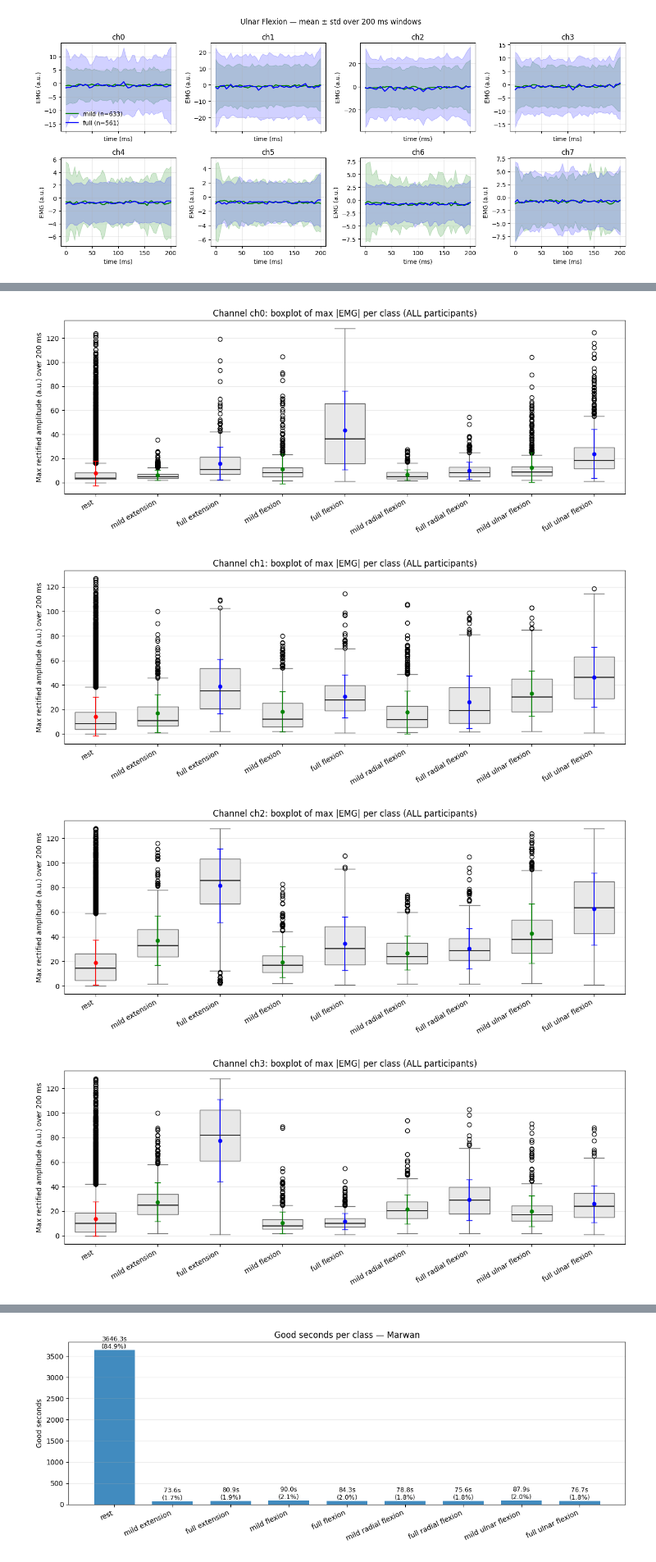
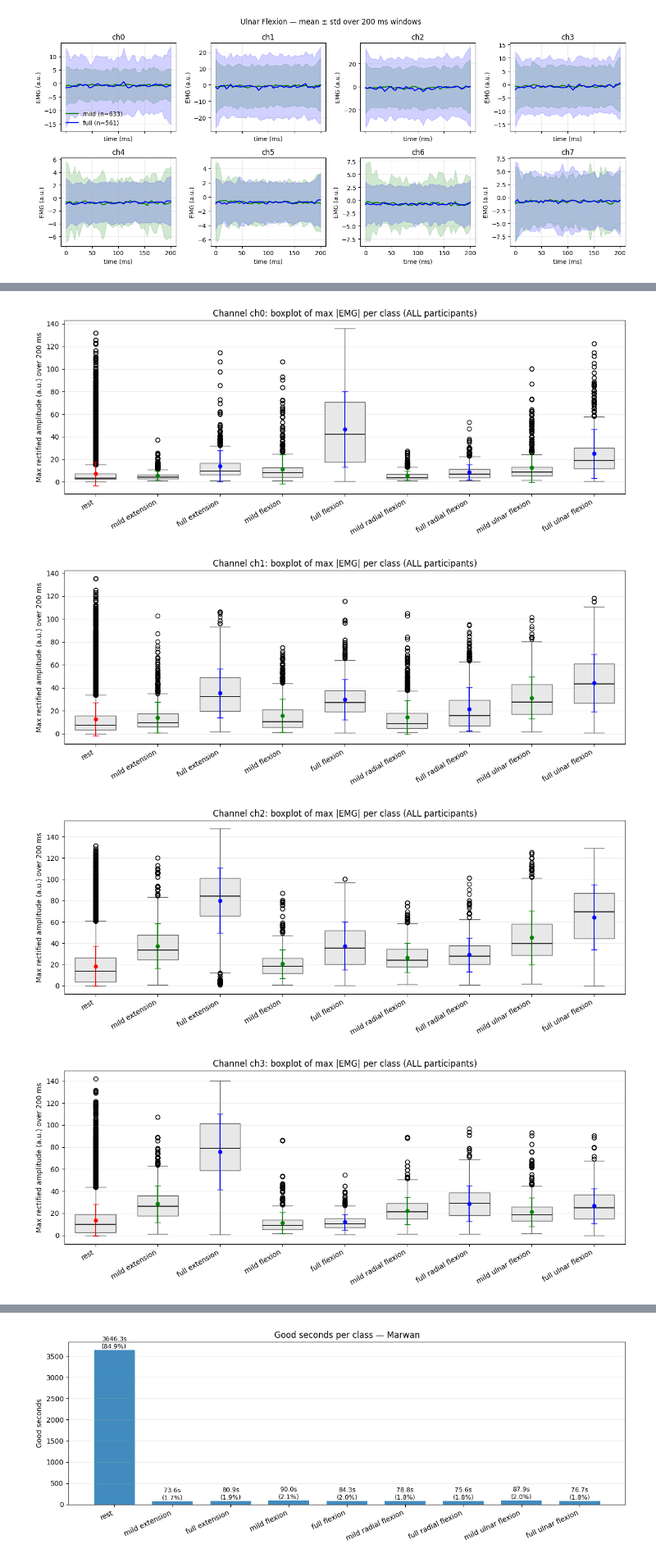
Before and after one commit to marwanS02/myo-armband-ble, a Jupyter notebook: record/Data_analysis.ipynb, the cells around one changed output, grey strips where cells are left out. Shown at 82% size. Cells and saved outputs as stored; diff of their text form; code cells hidden in the pictures.

```diff
--- a/record/Data_analysis.ipynb
+++ b/record/Data_analysis.ipynb
@@ -622,9 +622,10 @@ for sdir in sess_dirs:
             continue
         lid = tr["label_id"]
         for i0, i1, t0, t1 in windows_from_interval(ts_us, tr["start_us"], tr["end_us"], win_us):
-            _, W = resample_window(ts_us[i0:i1], ch[:, i0:i1], t0, t1, GRID_POINTS)  # 8×GRID_POINTS
-            W_rect = np.abs(W)
-            w_max = W_rect.max(axis=1)  # (8,)
+            _, W = resample_window(ts_us[i0:i1], ch[:, i0:i1], t0, t1, GRID_POINTS)
+            W_centered = W - W.mean(axis=1, keepdims=True)  # <-- DC centering
+            W_rect = np.abs(W_centered)
+            w_max = W_rect.max(axis=1)
             for c in range(8):
                 maxima[lid][c].append(float(w_max[c]))
             total_windows += 1
@@ -633,8 +634,10 @@ for sdir in sess_dirs:
     for s_us, e_us in contiguous_runs(ts_us, lab, target=0):
         for i0, i1, t0, t1 in windows_from_interval(ts_us, s_us, e_us, win_us):
             _, W = resample_window(ts_us[i0:i1], ch[:, i0:i1], t0, t1, GRID_POINTS)
-            W_rect = np.abs(W)
+            W_centered = W - W.mean(axis=1, keepdims=True)  # <-- DC centering
+            W_rect = np.abs(W_centered)
             w_max = W_rect.max(axis=1)
+
             for c in range(8):
                 maxima[0][c].append(float(w_max[c]))
             total_windows += 1
@@ -684,4 +687,4 @@ Aggregated windows: 26798 (200 ms) across 8 sessions.
-[figure, old version]
+[figure, new version]
-[figure, old version]
+[figure, new version]
-[figure, old version]
+[figure, new version]
-[figure, old version]
+[figure, new version]
```
Also changed, not shown: parts of 3 cells of this notebook, 10 other files.
